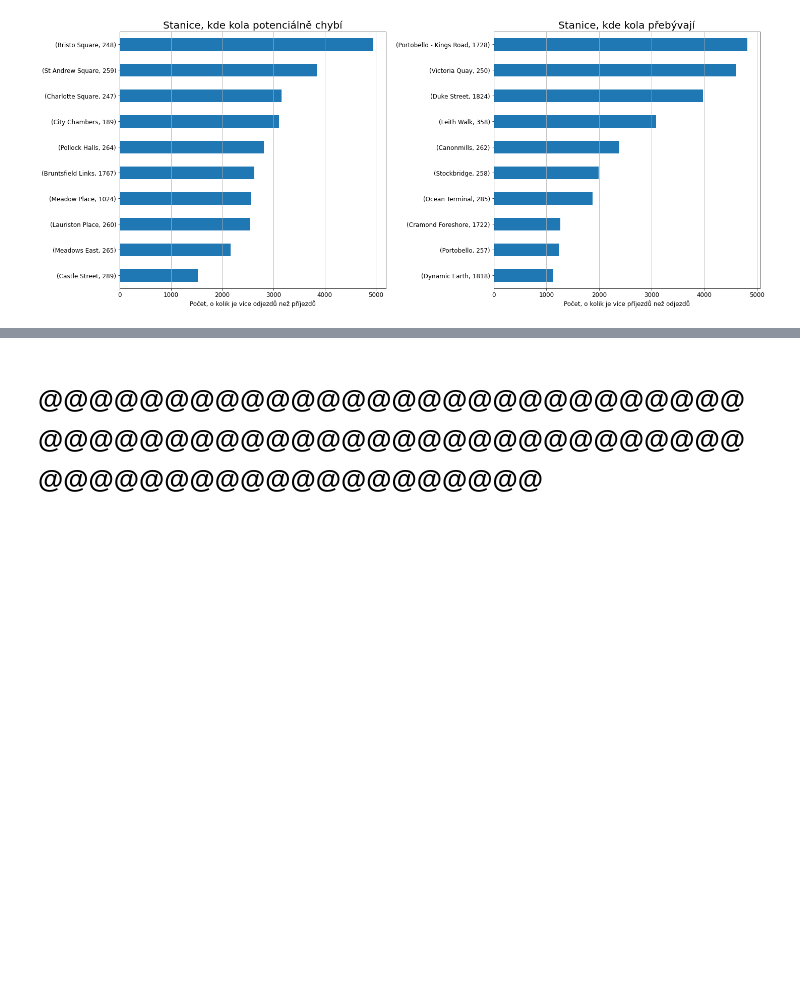
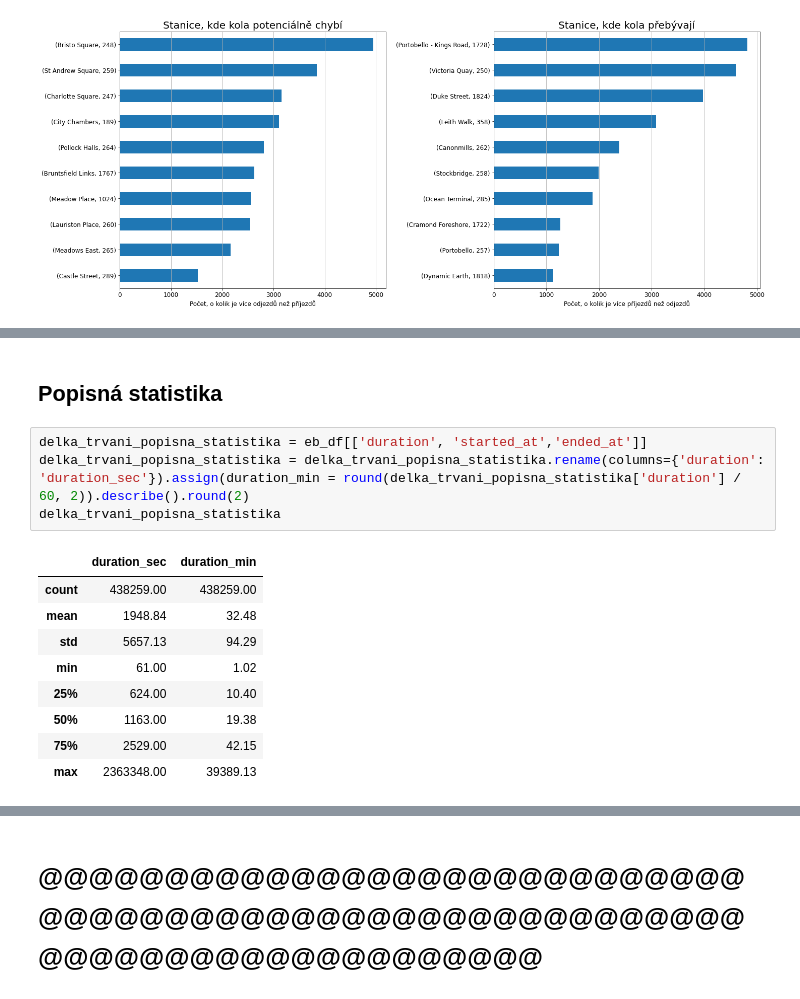
Before and after one commit to Krocan777/Python_projekt_Edinburgh, a Jupyter notebook: Oprava_projekt_python.ipynb, the cells around one changed output, grey strips where cells are left out. Drawn from its saved outputs; the diff is of its cells as text; blank space fills up the shorter version.

```diff
--- a/Oprava_projekt_python.ipynb
+++ b/Oprava_projekt_python.ipynb
@@ -301,0 +390,16 @@ ax2.grid(axis = 'x')
+# %% [markdown]
+## Popisná statistika
+# %%
+delka_trvani_popisna_statistika = eb_df[['duration', 'started_at','ended_at']]
+delka_trvani_popisna_statistika = delka_trvani_popisna_statistika.rename(columns={'duration': 'duration_sec'}).assign(duration_min = round(delka_trvani_popisna_statistika['duration'] / 60, 2)).describe().round(2)
+delka_trvani_popisna_statistika
+# %% [output]
+|  | duration_sec | duration_min |
+| count | 438259.00 | 438259.00 |
+| mean | 1948.84 | 32.48 |
+| std | 5657.13 | 94.29 |
+| min | 61.00 | 1.02 |
+| 25% | 624.00 | 10.40 |
+| 50% | 1163.00 | 19.38 |
+| 75% | 2529.00 | 42.15 |
+| max | 2363348.00 | 39389.13 |
```
Also changed, not shown: parts of 51 cells of this notebook.
